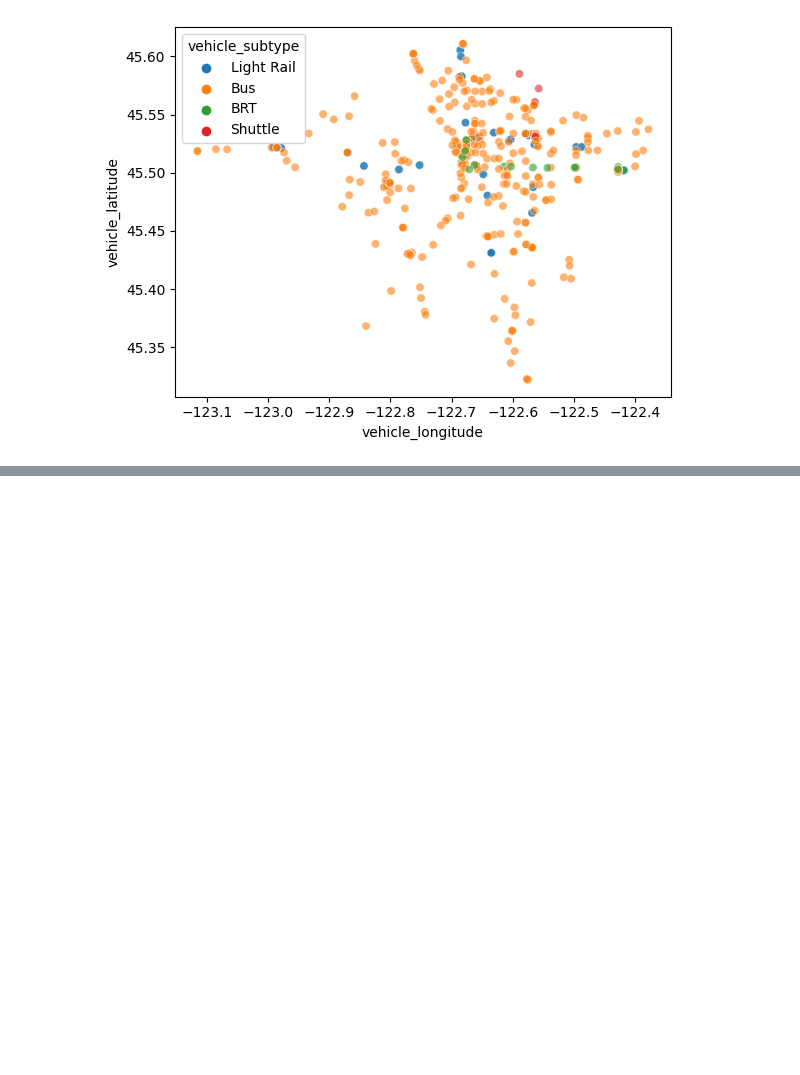
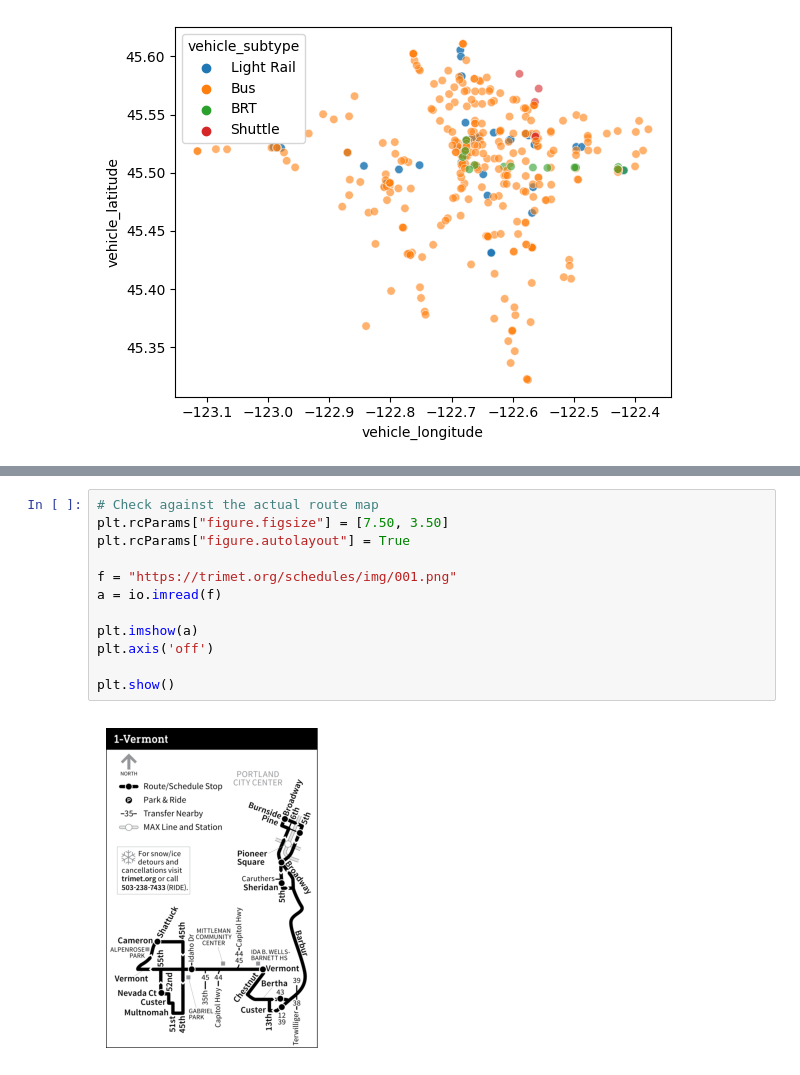
Before and after one commit to jrgarrar/gtfs_dbt, a Jupyter notebook: notebooks/Geographic Data Exploration.ipynb, the cells around one changed output, grey strips where cells are left out. Saved outputs shown, nothing was run; the diff lists cells and outputs as text; blank space fills up the shorter version.

```diff
--- a/notebooks/Geographic Data Exploration.ipynb
+++ b/notebooks/Geographic Data Exploration.ipynb
@@ -156,0 +215,14 @@ sns.scatterplot(x='vehicle_longitude', y='vehicle_latitude', data=vehicle_data,
+# %%
+# Check against the actual route map
+plt.rcParams["figure.figsize"] = [7.50, 3.50]
+plt.rcParams["figure.autolayout"] = True
+
+f = "https://trimet.org/schedules/img/001.png"
+a = io.imread(f)
+
+plt.imshow(a)
+plt.axis('off')
+
+plt.show()
+# %% [output]
+[figure, added]
```
Also changed, not shown: parts of 7 cells of this notebook, 3 other files.
